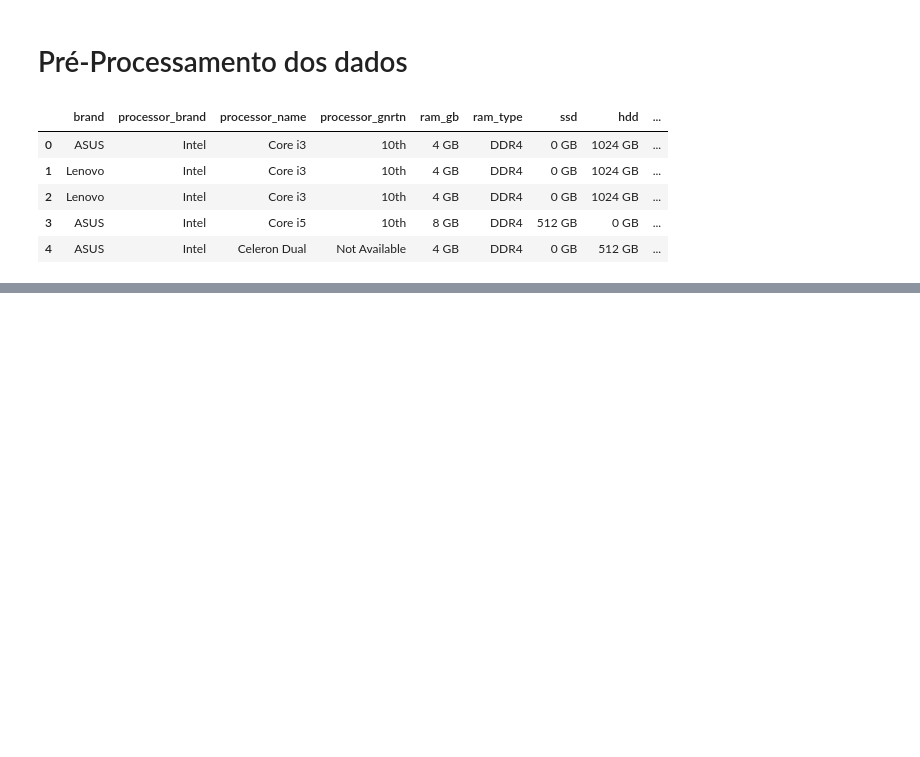
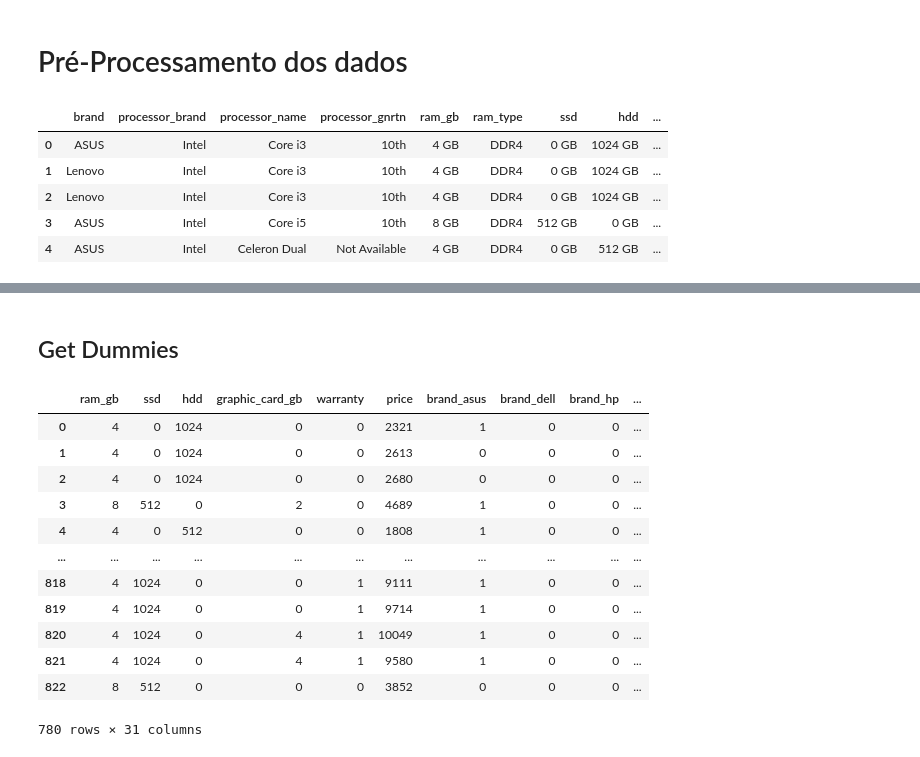
Before and after one commit to jef-santos/fiap-ds-mlops-9dtsr-laptop-pricing, a Jupyter notebook: notebooks/data-processing.ipynb, the cells around one changed output, grey strips where cells are left out. Saved outputs shown, nothing was run; the diff lists cells and outputs as text; code cells hidden in the pictures; blank space fills up the shorter version.

```diff
--- a/notebooks/data-processing.ipynb
+++ b/notebooks/data-processing.ipynb
@@ -28,0 +64,3 @@ df_transformed ['price'] = pd.to_numeric(df_transformed['price'], errors='coerce
+# %%
+# Remover duplicatas
+df_transformed = df_transformed.drop_duplicates()
@@ -28,0 +87,30 @@ df_transformed ['price'] = pd.to_numeric(df_transformed['price'], errors='coerce
+# %% [markdown]
+## Get Dummies
+# %%
+df_transformed = pd.get_dummies(df_transformed, dtype=int, columns=["brand"], prefix="brand")
+df_transformed = pd.get_dummies(df_transformed, dtype=int, columns=["processor_brand"], prefix="processor_brand")
+df_transformed = pd.get_dummies(df_transformed, dtype=int, columns=["processor_name"], prefix="processor_name")
+
+df_transformed = pd.get_dummies(df_transformed, dtype=int, columns=["os"], prefix="os")
+df_transformed = pd.get_dummies(df_transformed, dtype=int, columns=["weight"], prefix="weight")
+df_transformed = pd.get_dummies(df_transformed, dtype=int, columns=["touchscreen"], prefix="touchscreen")
+
+df_transformed = pd.get_dummies(df_transformed, dtype=int, columns=["ram_type"], prefix="ram_type")
+
+df_transformed = pd.get_dummies(df_transformed, dtype=int, columns=["os_bit"], prefix="os_bit")
+
+df_transformed
+# %% [output]
+|  | ram_gb | ssd | hdd | graphic_card_gb | warranty | price | brand_asus | brand_dell | brand_hp | ... |
+| 0 | 4 | 0 | 1024 | 0 | 0 | 2321 | 1 | 0 | 0 | ... |
+| 1 | 4 | 0 | 1024 | 0 | 0 | 2613 | 0 | 0 | 0 | ... |
+| 2 | 4 | 0 | 1024 | 0 | 0 | 2680 | 0 | 0 | 0 | ... |
+| 3 | 8 | 512 | 0 | 2 | 0 | 4689 | 1 | 0 | 0 | ... |
+| 4 | 4 | 0 | 512 | 0 | 0 | 1808 | 1 | 0 | 0 | ... |
+| ... | ... | ... | ... | ... | ... | ... | ... | ... | ... | ... |
+| 818 | 4 | 1024 | 0 | 0 | 1 | 9111 | 1 | 0 | 0 | ... |
+| 819 | 4 | 1024 | 0 | 0 | 1 | 9714 | 1 | 0 | 0 | ... |
+| 820 | 4 | 1024 | 0 | 4 | 1 | 10049 | 1 | 0 | 0 | ... |
+| 821 | 4 | 1024 | 0 | 4 | 1 | 9580 | 1 | 0 | 0 | ... |
+| 822 | 8 | 512 | 0 | 0 | 0 | 3852 | 0 | 0 | 0 | ... |
+780 rows × 31 columns
```
Also changed, not shown: parts of 3 cells of this notebook, 1 other file.
